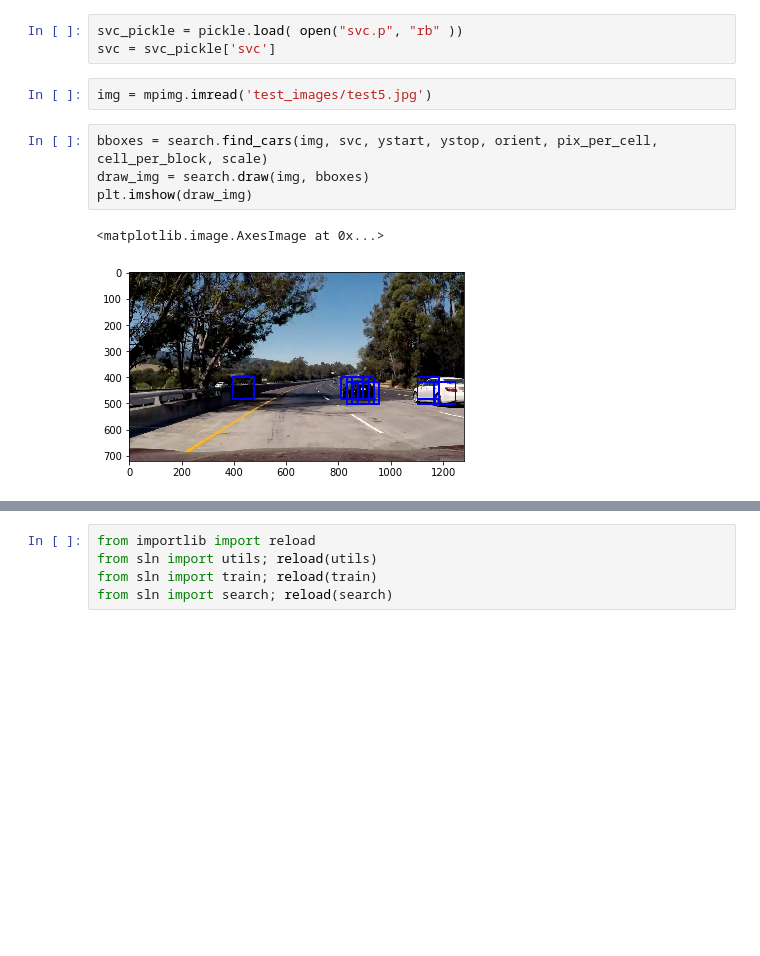
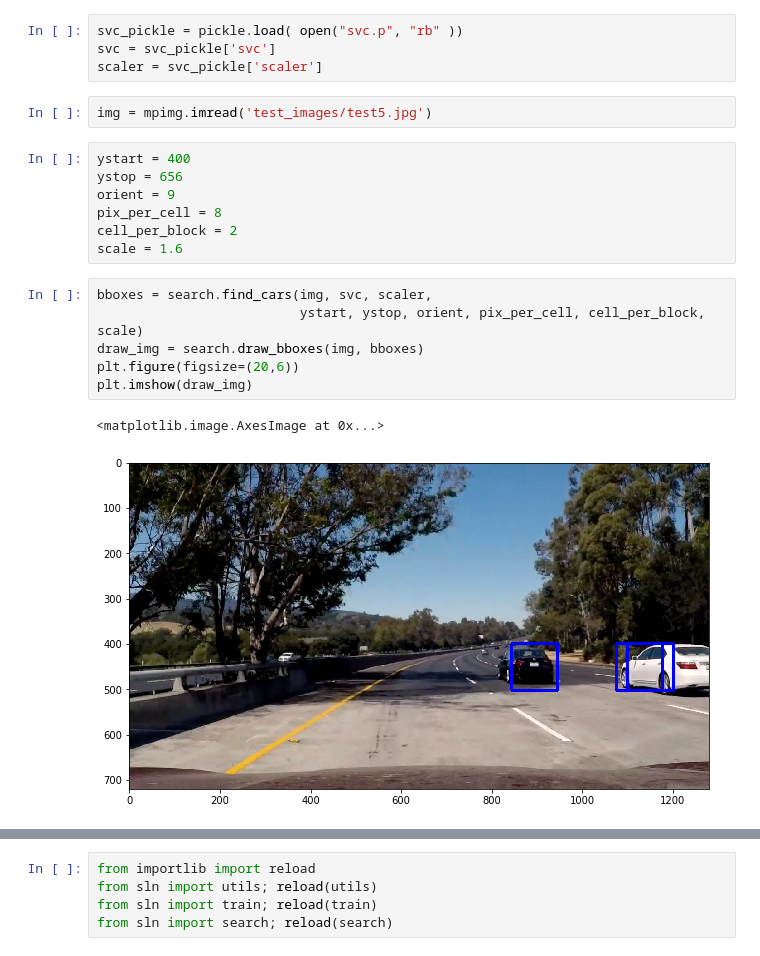
Before and after one commit to ab1153/CarND-Vehicle-Detection, a Jupyter notebook: test.ipynb, the cells around one changed output, grey strips where cells are left out. Cells and saved outputs as stored; diff of their text form; blank space fills up the shorter version.

```diff
--- a/test.ipynb
+++ b/test.ipynb
@@ -16,13 +16,23 @@ from sln import search; reload(search)
 # %%
 svc_pickle = pickle.load( open("svc.p", "rb" ))
 svc = svc_pickle['svc']
+scaler = svc_pickle['scaler']
 # %%
 img = mpimg.imread('test_images/test5.jpg')
+# %%
+ystart = 400
+ystop = 656
+orient = 9
+pix_per_cell = 8
+cell_per_block = 2
+scale = 1.6
 # %%
-bboxes = search.find_cars(img, svc, ystart, ystop, orient, pix_per_cell, cell_per_block, scale)
-draw_img = search.draw(img, bboxes)
+bboxes = search.find_cars(img, svc, scaler,
+                          ystart, ystop, orient, pix_per_cell, cell_per_block, scale)
+draw_img = search.draw_bboxes(img, bboxes)
+plt.figure(figsize=(20,6))
 plt.imshow(draw_img)
 # %% [output]
 <matplotlib.image.AxesImage at 0x...>
-[figure, old version]
+[figure, new version]
 # %%
```
Also changed, not shown: parts of 3 cells of this notebook, 8 other files.
